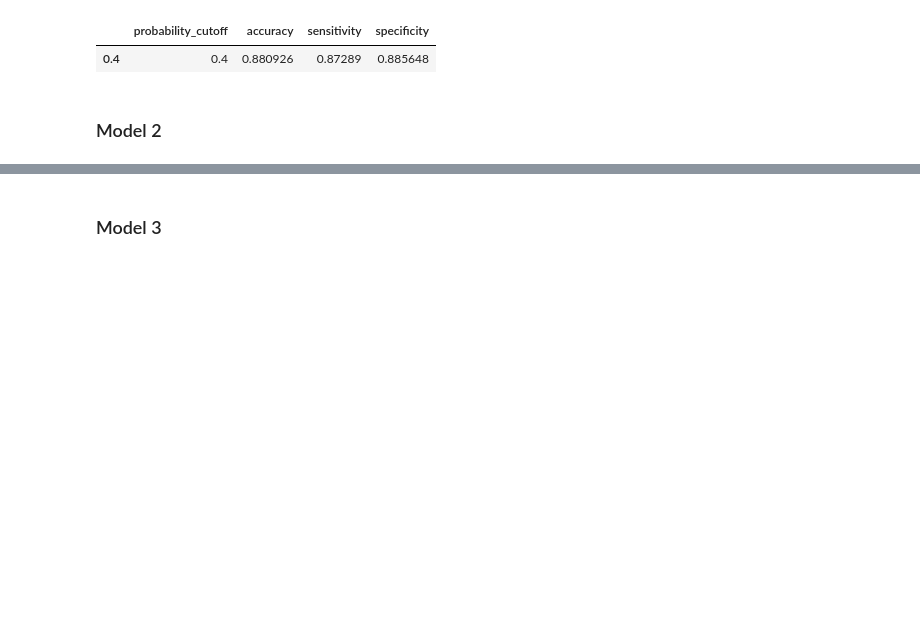
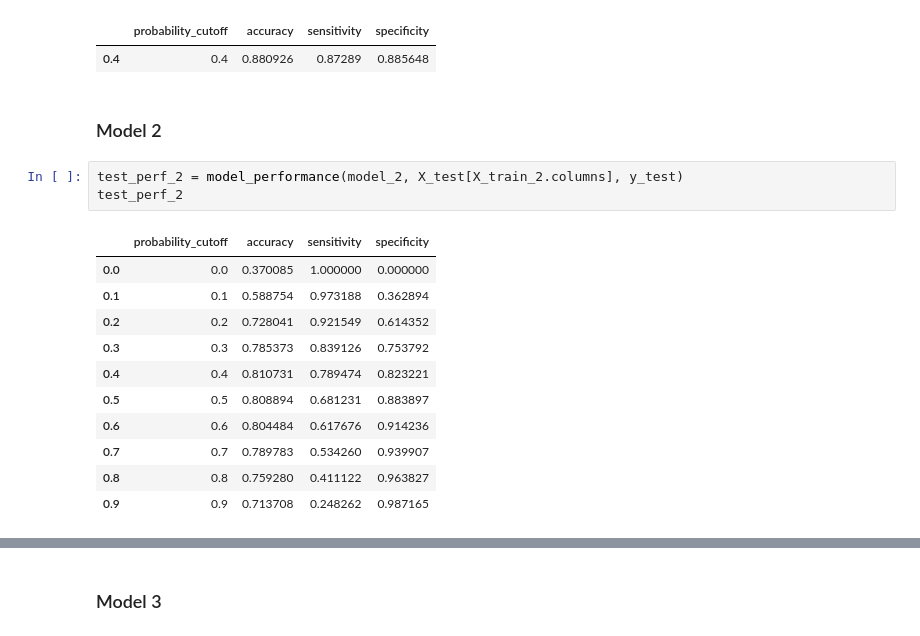
Before and after one commit to SachinShekhar/Lead-Scoring-Case-Study, a Jupyter notebook: Case Study.ipynb, the cells around one changed output, grey strips where cells are left out. Drawn from its saved outputs; the diff is of its cells as text; blank space fills up the shorter version.

```diff
--- a/Case Study.ipynb
+++ b/Case Study.ipynb
@@ -1378,3 +1378,18 @@ test_perf_1.loc[[test_cutoff_1]]
 | 0.4 | 0.4 | 0.880926 | 0.87289 | 0.885648 |
 # %% [markdown]
 ### Model 2
+# %%
+test_perf_2 = model_performance(model_2, X_test[X_train_2.columns], y_test)
+test_perf_2
+# %% [output]
+|  | probability_cutoff | accuracy | sensitivity | specificity |
+| 0.0 | 0.0 | 0.370085 | 1.000000 | 0.000000 |
+| 0.1 | 0.1 | 0.588754 | 0.973188 | 0.362894 |
+| 0.2 | 0.2 | 0.728041 | 0.921549 | 0.614352 |
+| 0.3 | 0.3 | 0.785373 | 0.839126 | 0.753792 |
+| 0.4 | 0.4 | 0.810731 | 0.789474 | 0.823221 |
+| 0.5 | 0.5 | 0.808894 | 0.681231 | 0.883897 |
+| 0.6 | 0.6 | 0.804484 | 0.617676 | 0.914236 |
+| 0.7 | 0.7 | 0.789783 | 0.534260 | 0.939907 |
+| 0.8 | 0.8 | 0.759280 | 0.411122 | 0.963827 |
+| 0.9 | 0.9 | 0.713708 | 0.248262 | 0.987165 |
```
Also changed, not shown: parts of 9 cells of this notebook.
